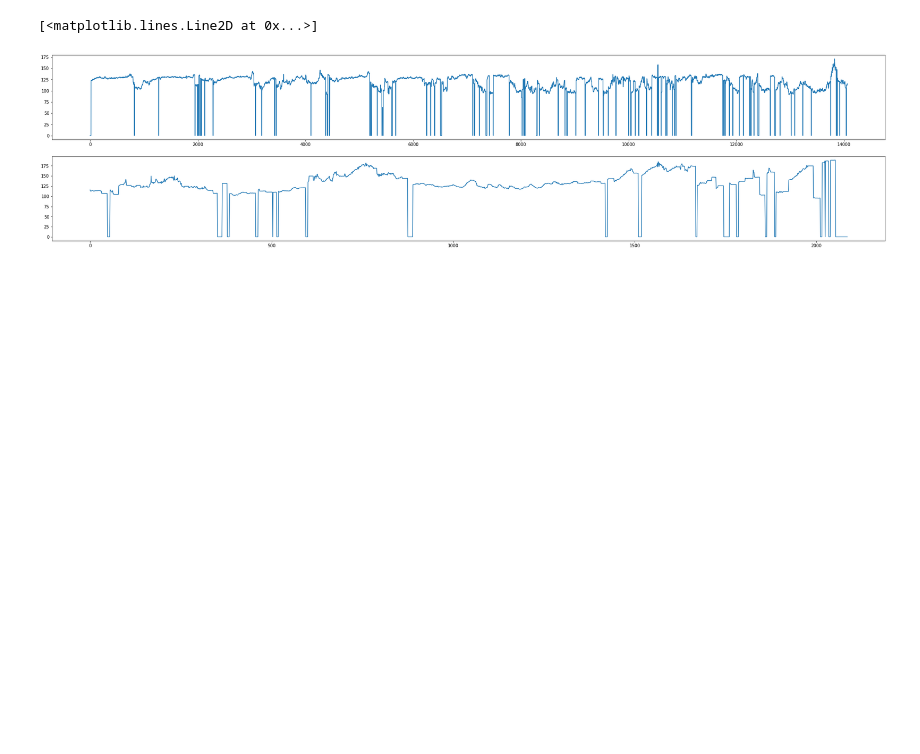
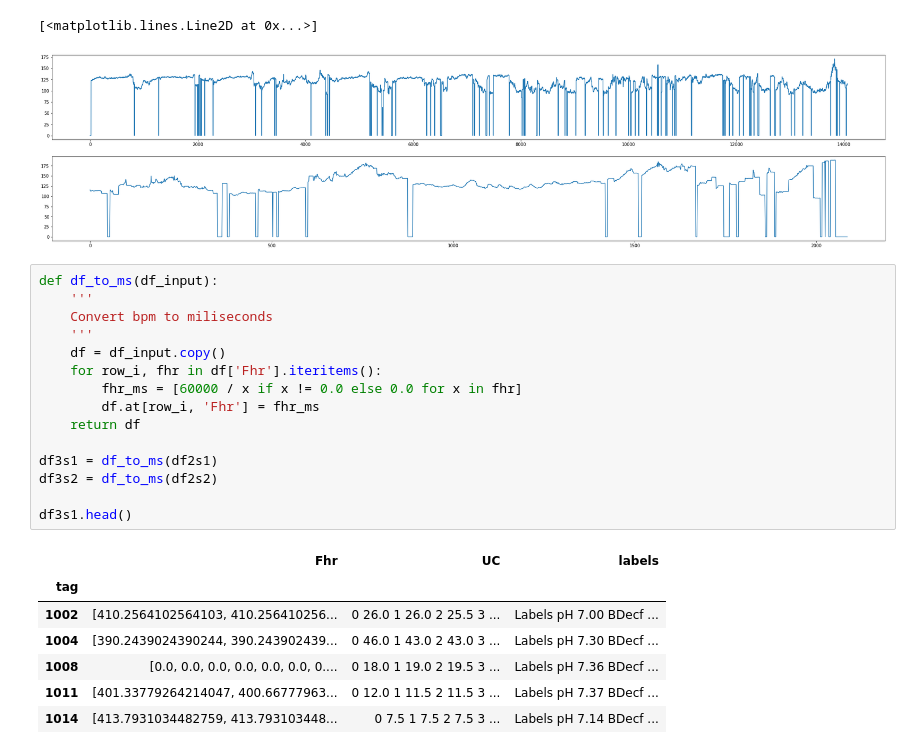
Before and after one commit to igeor/Cardiotocographic-Signal-Classification-based-on-Heart-Rate-Variability, a Jupyter notebook: analysis_2.ipynb, the cells around one changed output. Drawn from its saved outputs; the diff is of its cells as text; blank space fills up the shorter version.

```diff
--- a/analysis_2.ipynb
+++ b/analysis_2.ipynb
@@ -208,3 +208,26 @@ ax[1].plot(df2s2.loc['1008']['Fhr'])
 # %% [output]
 [<matplotlib.lines.Line2D at 0x...>]
 [figure]
+# %%
+def df_to_ms(df_input):
+    '''
+    Convert bpm to miliseconds
+    '''
+    df = df_input.copy()
+    for row_i, fhr in df['Fhr'].iteritems():
+        fhr_ms = [60000 / x if x != 0.0 else 0.0 for x in fhr]
+        df.at[row_i, 'Fhr'] = fhr_ms
+    return df
+
+df3s1 = df_to_ms(df2s1)
+df3s2 = df_to_ms(df2s2)
+
+df3s1.head()
+# %% [output]
+|  | Fhr | UC | labels |
+| tag |  |  |  |
+| 1002 | [410.2564102564103, 410.256410256... | 0 26.0 1 26.0 2 25.5 3 ... | Labels pH 7.00 BDecf ... |
+| 1004 | [390.2439024390244, 390.243902439... | 0 46.0 1 43.0 2 43.0 3 ... | Labels pH 7.30 BDecf ... |
+| 1008 | [0.0, 0.0, 0.0, 0.0, 0.0, 0.0, 0.... | 0 18.0 1 19.0 2 19.5 3 ... | Labels pH 7.36 BDecf ... |
+| 1011 | [401.33779264214047, 400.66777963... | 0 12.0 1 11.5 2 11.5 3 ... | Labels pH 7.37 BDecf ... |
+| 1014 | [413.7931034482759, 413.793103448... | 0 7.5 1 7.5 2 7.5 3 ... | Labels pH 7.14 BDecf ... |
```
Also changed, not shown: parts of 2 cells of this notebook.
